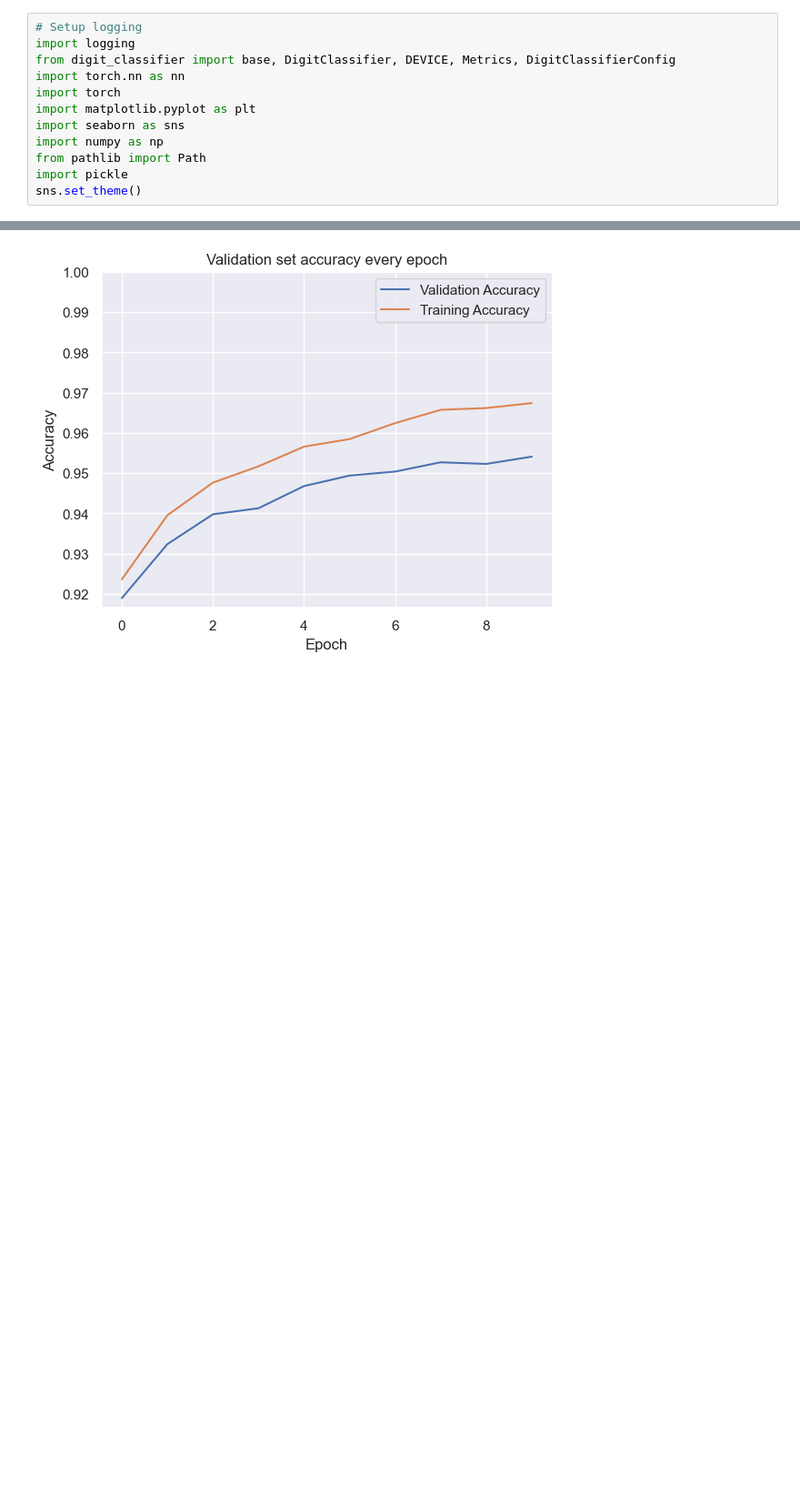
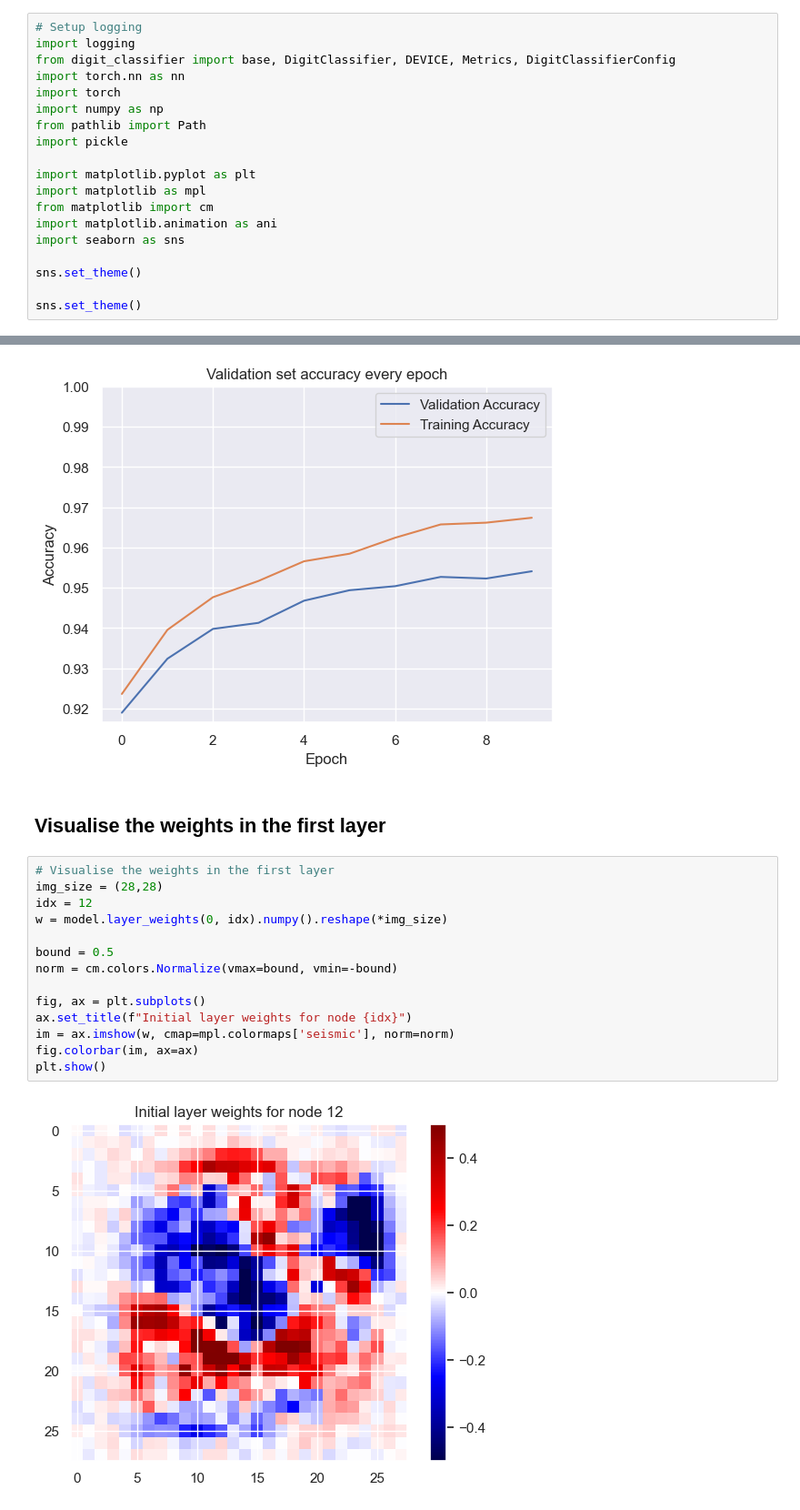
Before and after one commit to Guppy16/NNs-and-Deep-Learning, a Jupyter notebook: experiments/chap1-single_hidden_layer.ipynb, the cells around one changed output, grey strips where cells are left out. Shown: that part at 91% size. Cells and saved outputs as stored; diff of their text form; blank space fills up the shorter version.

```diff
--- a/experiments/chap1-single_hidden_layer.ipynb
+++ b/experiments/chap1-single_hidden_layer.ipynb
@@ -10,12 +10,19 @@ import logging
 from digit_classifier import base, DigitClassifier, DEVICE, Metrics, DigitClassifierConfig
 import torch.nn as nn
 import torch
-import matplotlib.pyplot as plt
-import seaborn as sns
 import numpy as np
 from pathlib import Path
 import pickle
+
+import matplotlib.pyplot as plt
+import matplotlib as mpl
+from matplotlib import cm
+import matplotlib.animation as ani
+import seaborn as sns
+
 sns.set_theme()
+
+sns.set_theme()
 # %%
 base() # Set seeds
 # %%
@@ -124,3 +131,21 @@ ax.set_title("Validation set accuracy every epoch")
 plt.show()
 # %% [output]
 [figure]
+# %% [markdown]
+## Visualise the weights in the first layer
+# %%
+# Visualise the weights in the first layer
+img_size = (28,28)
+idx = 12
+w = model.layer_weights(0, idx).numpy().reshape(*img_size)
+
+bound = 0.5
+norm = cm.colors.Normalize(vmax=bound, vmin=-bound)
+
+fig, ax = plt.subplots()
+ax.set_title(f"Initial layer weights for node {idx}")
+im = ax.imshow(w, cmap=mpl.colormaps['seismic'], norm=norm)
+fig.colorbar(im, ax=ax)
+plt.show()
+# %% [output]
+[figure, added]
```
Also changed, not shown: parts of 3 cells of this notebook, 6 other files.
